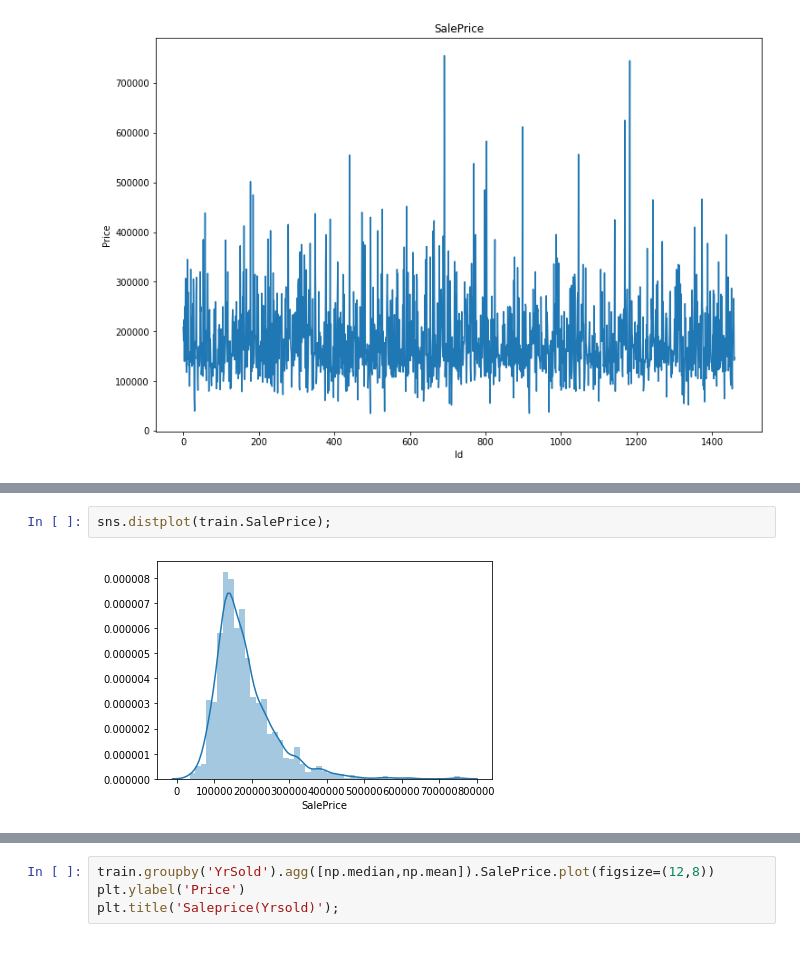
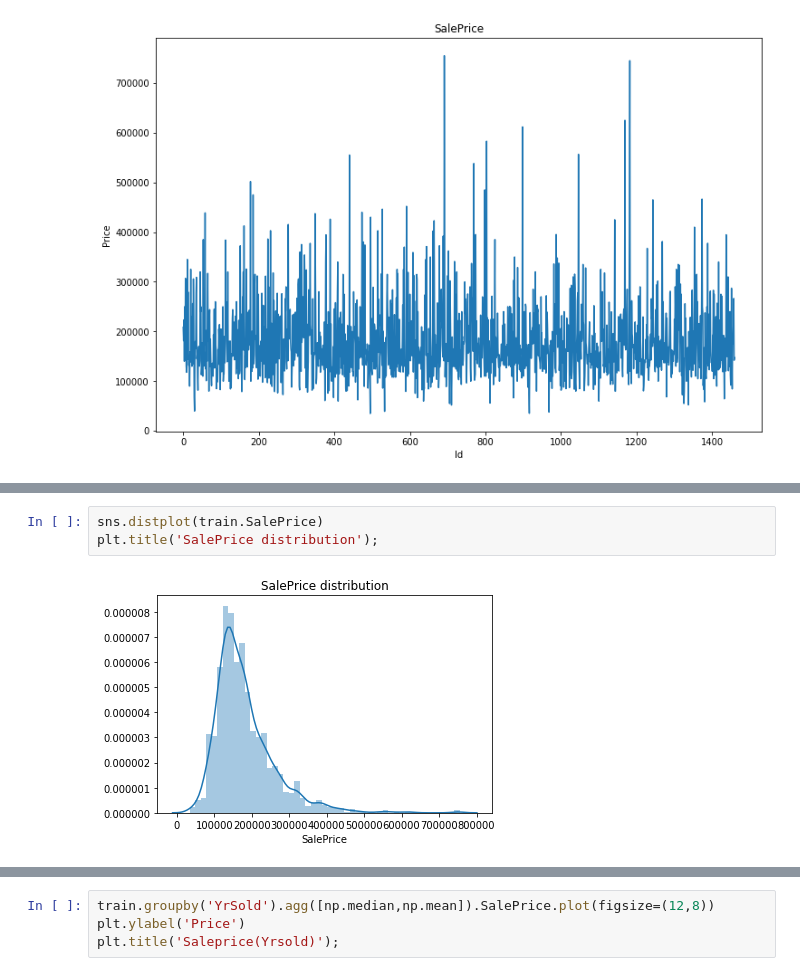
Before and after one commit to VladimirBorisevich/houses_price, a Jupyter notebook: houses_price_prep.ipynb, the cells around one changed output, grey strips where cells are left out. Saved outputs shown, nothing was run; the diff lists cells and outputs as text.

```diff
--- a/houses_price_prep.ipynb
+++ b/houses_price_prep.ipynb
@@ -52,5 +56,6 @@ plt.xlabel('Id');
 # %%
-sns.distplot(train.SalePrice);
+sns.distplot(train.SalePrice)
+plt.title('SalePrice distribution');
 # %% [output]
-[figure, old version]
+[figure, new version]
 # %%
```
Also changed, not shown: parts of 53 cells of this notebook.
